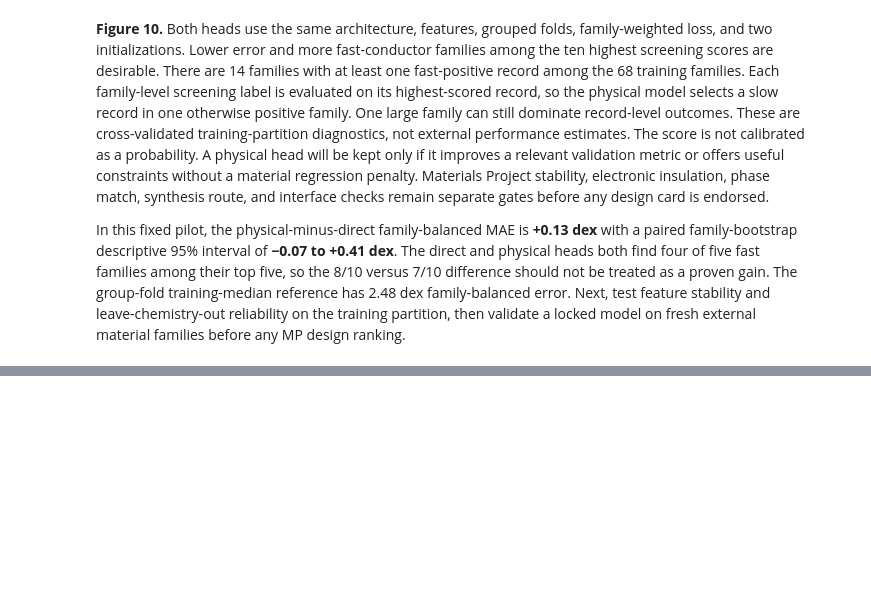
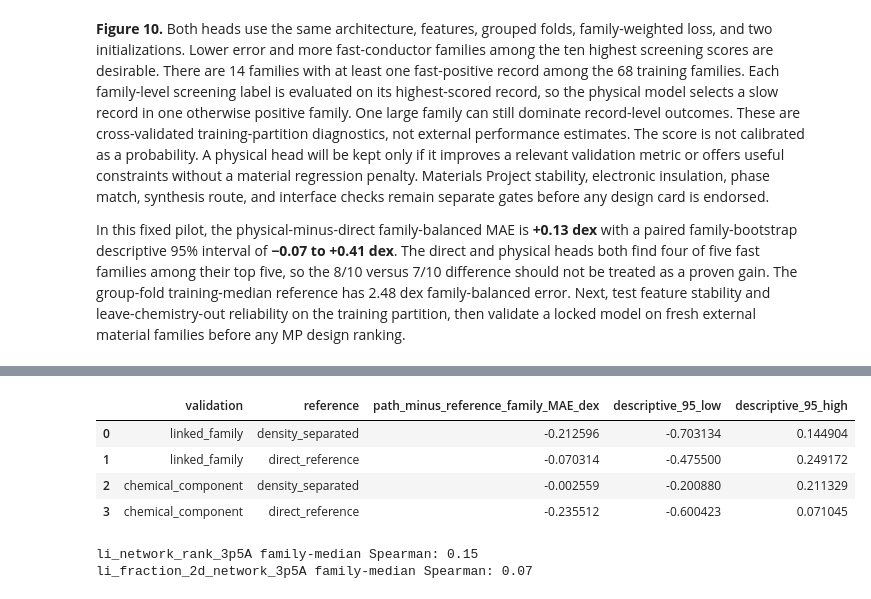
Before and after one commit to ZJYang-96485/Physics-Informed-Neural-Network-and-Multiscale-Simulations-for-Lithium-Ion-Conductors, a Jupyter notebook: battery_materials_project.ipynb, the cells around one changed output, grey strips where cells are left out. Saved outputs shown, nothing was run; the diff lists cells and outputs as text; code cells hidden in the pictures; blank space fills up the shorter version.

```diff
--- a/battery_materials_project.ipynb
+++ b/battery_materials_project.ipynb
@@ -3763,0 +4097,34 @@ In this fixed pilot, the physical-minus-direct family-balanced MAE is **+0.13 de
+# %%
+path_paired=[]
+for scheme in ("linked_family","chemical_component"):
+    candidate=(path_pilot_cv.loc[path_pilot_cv.scheme.eq(scheme)]
+        .groupby("group_linked").abs_error_dex.mean())
+    for reference_name in ("density_separated","direct_reference"):
+        reference=(refinement_cv.loc[refinement_cv.scheme.eq(scheme)&
+            refinement_cv.model.eq(reference_name)]
+            .groupby("group_linked").abs_error_dex.mean())
+        delta=(candidate-reference).to_numpy()
+        rng=np.random.default_rng(RANDOM_STATE)
+        interval=np.quantile(rng.choice(delta,size=(10000,len(delta)),
+            replace=True).mean(axis=1),[.025,.975])
+        path_paired.append({"validation":scheme,"reference":reference_name,
+            "path_minus_reference_family_MAE_dex":delta.mean(),
+            "descriptive_95_low":interval[0],
+            "descriptive_95_high":interval[1]})
+display(pd.DataFrame(path_paired))
+
+path_labeled=path_proxy.merge(descriptor_train[["record_id","group_linked",
+    MODEL_TARGET]],on="record_id",validate="one_to_one")
+path_group_medians=path_labeled.groupby("group_linked")[[
+    "li_network_rank_3p5A","li_fraction_2d_network_3p5A",MODEL_TARGET]].median()
+for column in ("li_network_rank_3p5A","li_fraction_2d_network_3p5A"):
+    print(column,"family-median Spearman:",round(float(spearmanr(
+        path_group_medians[column],path_group_medians[MODEL_TARGET]).statistic),2))
+# %% [output]
+|  | validation | reference | path_minus_reference_family_MAE_dex | descriptive_95_low | descriptive_95_high |
+| 0 | linked_family | density_separated | -0.212596 | -0.703134 | 0.144904 |
+| 1 | linked_family | direct_reference | -0.070314 | -0.475500 | 0.249172 |
+| 2 | chemical_component | density_separated | -0.002559 | -0.200880 | 0.211329 |
+| 3 | chemical_component | direct_reference | -0.235512 | -0.600423 | 0.071045 |
+li_network_rank_3p5A family-median Spearman: 0.15
+li_fraction_2d_network_3p5A family-median Spearman: 0.07
```
Also changed, not shown: parts of 16 cells of this notebook, 10 other files.
